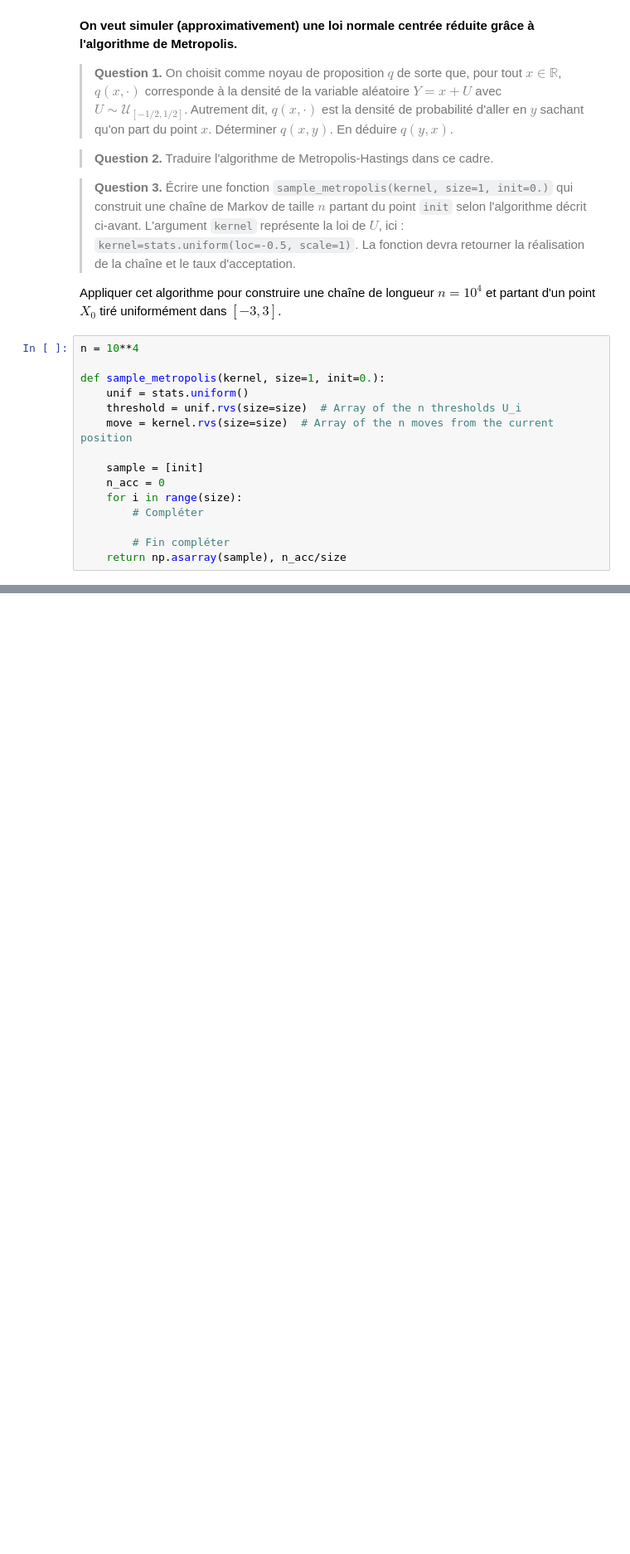
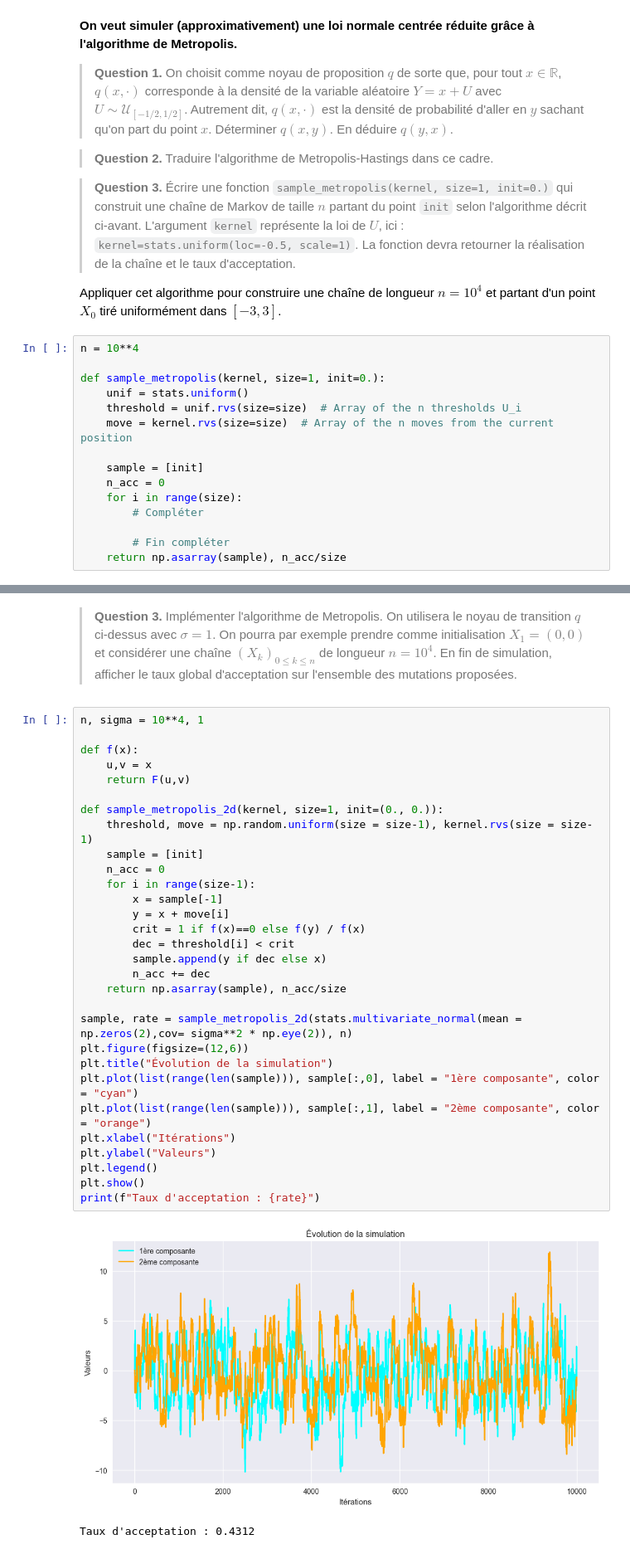
Before and after one commit to AugustinCablant/Monte-Carlo-methods, a Jupyter notebook: TP_Sorbonne.ipynb, the cells around one changed output, grey strips where cells are left out. Shown at 83% size. Drawn from its saved outputs; the diff is of its cells as text; blank space fills up the shorter version.

```diff
--- a/TP_Sorbonne.ipynb
+++ b/TP_Sorbonne.ipynb
@@ -446,0 +98,36 @@ Sur un même graphe, représenter la densité $g$ et un estimateur de la densit
+# %% [markdown]
+>**Question 3.**
+Implémenter l'algorithme de Metropolis. On utilisera le noyau de transition $q$ ci-dessus avec $\sigma=1$. On pourra par exemple prendre comme initialisation $X_1=(0,0)$ et considérer une chaîne $(X_k)_{0\leq k\leq n}$ de longueur $n=10^4$. En fin de simulation, afficher le taux global d'acceptation sur l'ensemble des mutations proposées.
+# %%
+n, sigma = 10**4, 1
+
+def f(x):
+    u,v = x
+    return F(u,v)
+
+def sample_metropolis_2d(kernel, size=1, init=(0., 0.)):
+    threshold, move = np.random.uniform(size = size-1), kernel.rvs(size = size-1)
+    sample = [init]
+    n_acc = 0
+    for i in range(size-1):
+        x = sample[-1]
+        y = x + move[i]
+        crit = 1 if f(x)==0 else f(y) / f(x)
+        dec = threshold[i] < crit
+        sample.append(y if dec else x)
+        n_acc += dec
+    return np.asarray(sample), n_acc/size
+
+sample, rate = sample_metropolis_2d(stats.multivariate_normal(mean = np.zeros(2),cov= sigma**2 * np.eye(2)), n)
+plt.figure(figsize=(12,6))
+plt.title("Évolution de la simulation")
+plt.plot(list(range(len(sample))), sample[:,0], label = "1ère composante", color = "cyan")
+plt.plot(list(range(len(sample))), sample[:,1], label = "2ème composante", color = "orange")
+plt.xlabel("Itérations")
+plt.ylabel("Valeurs")
+plt.legend()
+plt.show()
+print(f"Taux d'acceptation : {rate}")
+# %% [output]
+[figure, added]
+Taux d'acceptation : 0.4312
```
Also changed, not shown: parts of 25 cells of this notebook, 2 other files.
